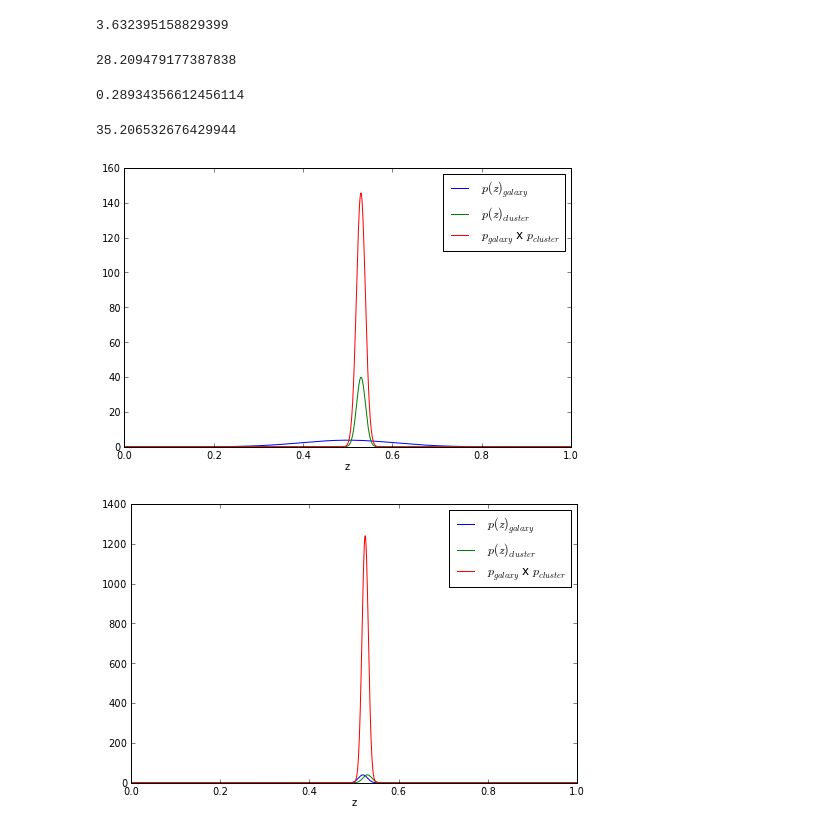
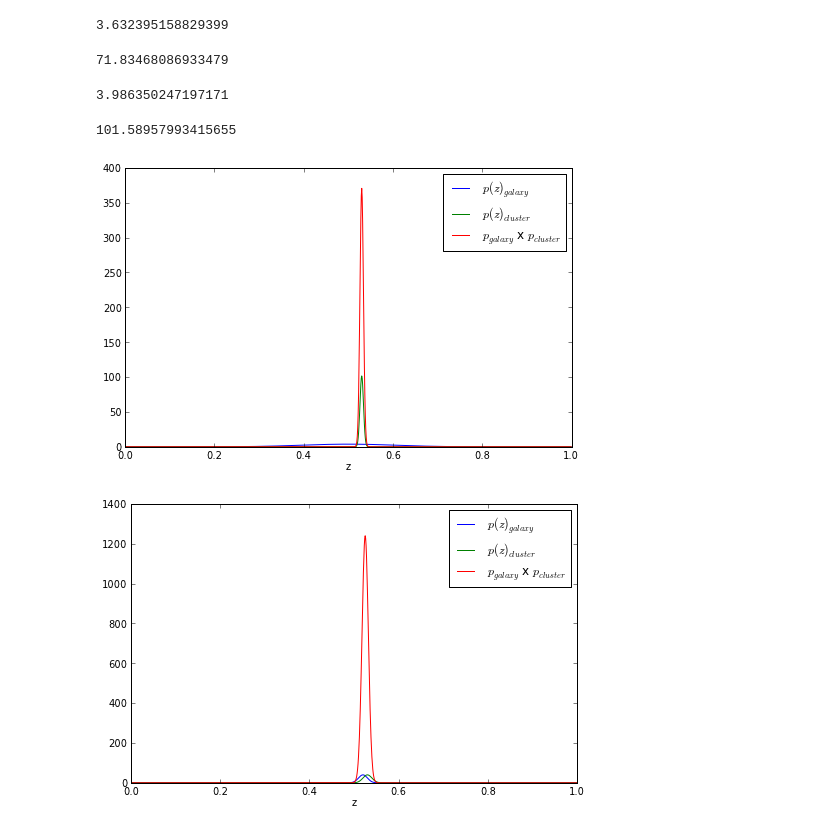
Before and after one commit to wadawson/dissertation, a Jupyter notebook: Chapter4/GalaxyCentroidUncertainty.ipynb, the cells around one changed output. Cells and saved outputs as stored; diff of their text form; code cells hidden in the pictures.

Commit message:
Developed photo-z galaxy weight penalty
plus took some other notes regarding different weighting schemes

```diff
--- a/Chapter4/GalaxyCentroidUncertainty.ipynb
+++ b/Chapter4/GalaxyCentroidUncertainty.ipynb
@@ -127,21 +127,21 @@ weight_z_phot(0.5,0.07*(1.5),0.53,0.01)
 # %% [output]
 3.632395158829399
 # %%
-weight_z_phot(0.53,0.01,0.53,0.01)
+weight_z_phot(0.53,0.003927,0.53,0.003927)
 # %% [output]
-28.209479177387838
+71.83468086933479
 # %%
-weight_z_phot(0.3,0.1,0.53,0.01)
+weight_z_phot(0.53,0.1,0.53,0.003927)
 # %% [output]
-0.28934356612456114
+3.986350247197171
 # %%
-weight_z_spec(0.525,0.53,0.01)
+weight_z_spec(0.53,0.53,0.003927)
 # %% [output]
-35.206532676429944
+101.58957993415655
 # %%
-plotgaus(0.5,0.07*(1.5),0.53,0.01)
+plotgaus(0.5,0.07*(1.5),0.53,0.003927)
 # %% [output]
-[figure, old version]
+[figure, new version]
 # %%
 plotgaus(0.52,0.01,0.53,0.01)
 # %% [output]
```
Also changed, not shown: parts of 19 cells of this notebook, 2 other files.
